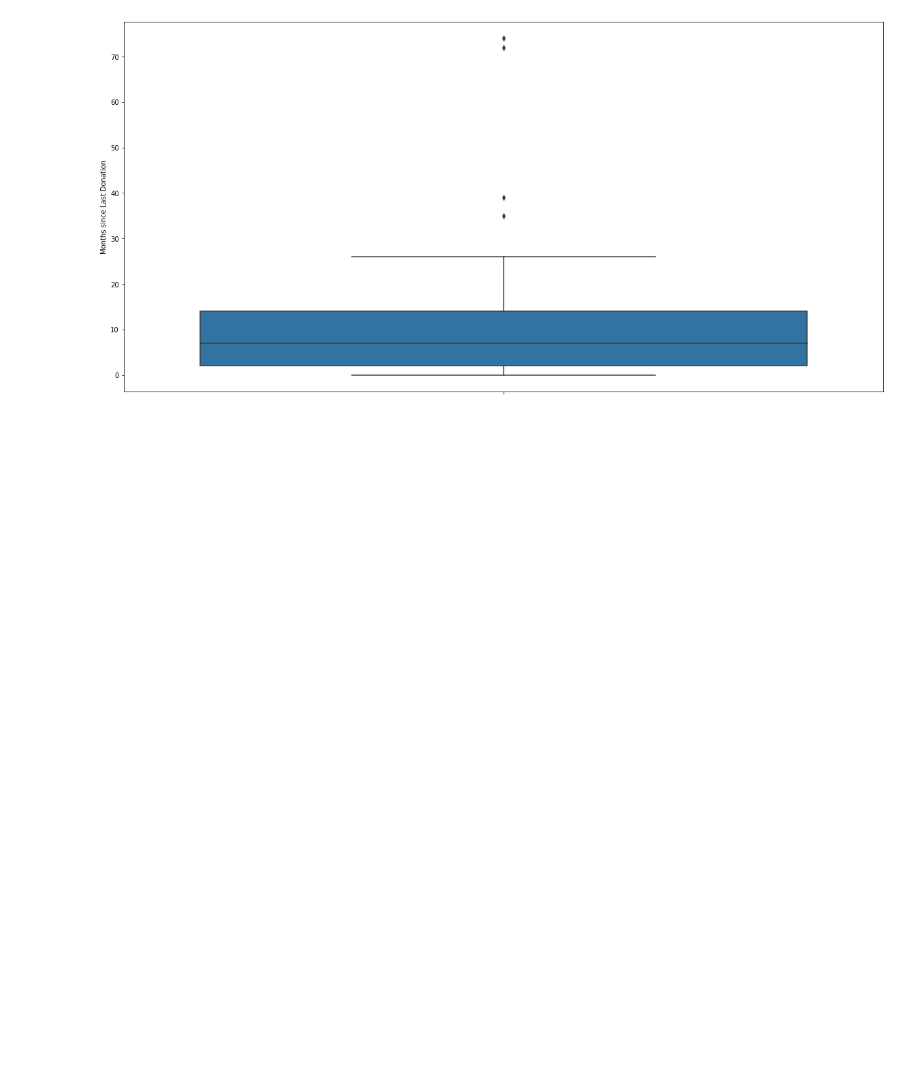
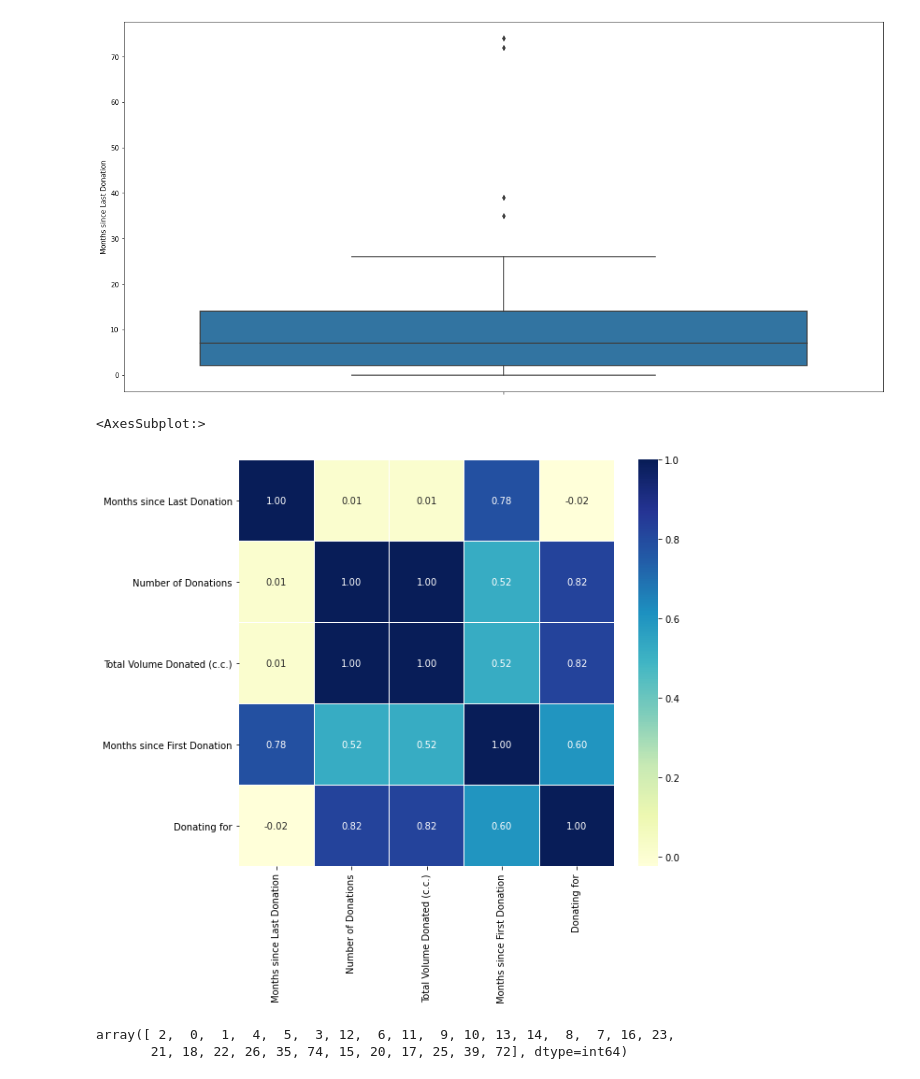
Before and after one commit to MrDiipo/Blood-Donation-Analysis, a Jupyter notebook: Blood Donation Analysis.ipynb, the cells around one changed output. Drawn from its saved outputs; the diff is of its cells as text; code cells hidden in the pictures; blank space fills up the shorter version.

Commit message:
Update Blood Donation Analysis.ipynb
Data Exploration and Feature Transformation.

```diff
--- a/Blood Donation Analysis.ipynb
+++ b/Blood Donation Analysis.ipynb
@@ -149,0 +154,14 @@ sns.boxplot(y="Months since Last Donation", data=old_train)
+# %%
+# Heeat map to check for correlation between all variables
+corrmat = X.corr()
+f, ax = plt.subplots(figsize=(9,8))
+sns.heatmap(corrmat, ax = ax, cmap="YlGnBu", linewidths=0.1, fmt=".2f", annot=True)
+# %% [output]
+<AxesSubplot:>
+[figure, added]
+# %%
+# Printing all unque value for Month since last donation
+train["Months since Last Donation"].unique()
+# %% [output]
+array([ 2,  0,  1,  4,  5,  3, 12,  6, 11,  9, 10, 13, 14,  8,  7, 16, 23,
+       21, 18, 22, 26, 35, 74, 15, 20, 17, 25, 39, 72], dtype=int64)
```
Also changed, not shown: parts of 6 cells of this notebook.
